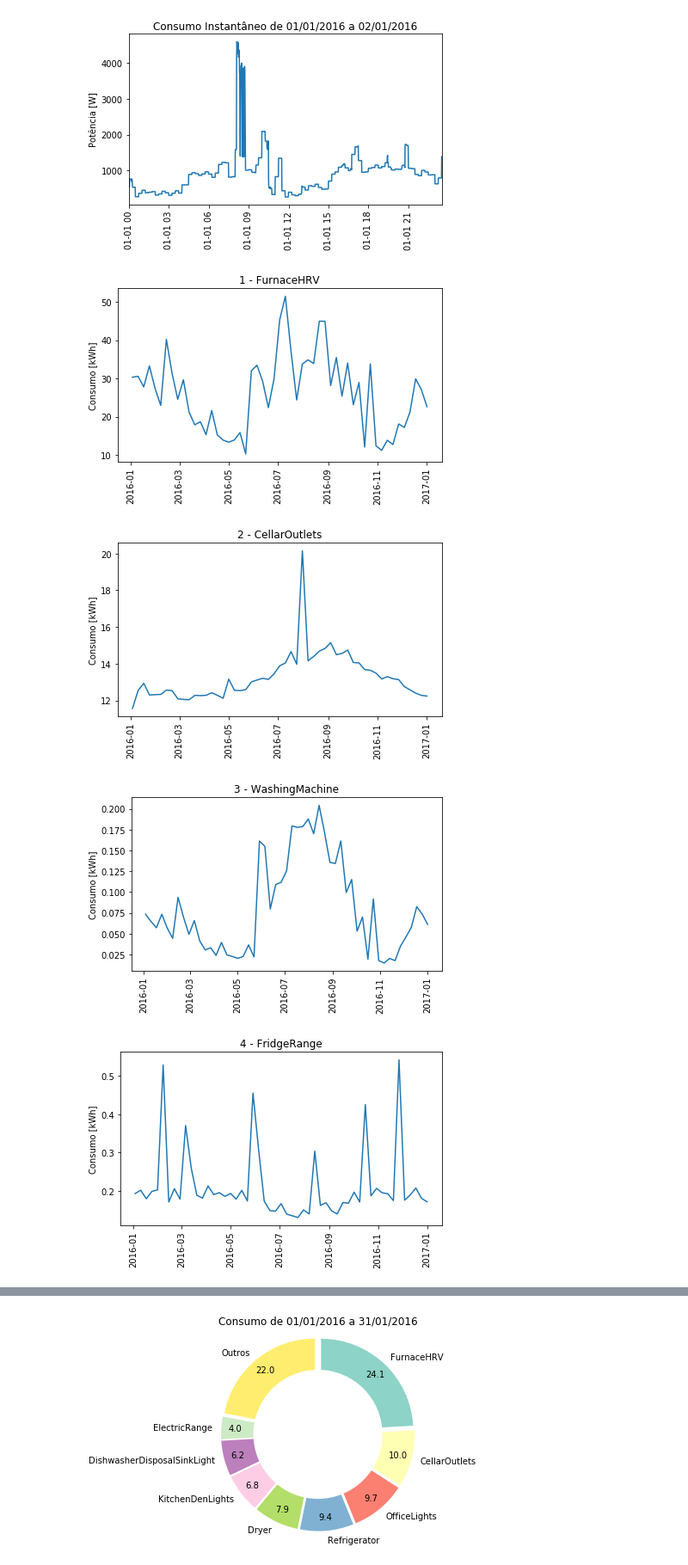
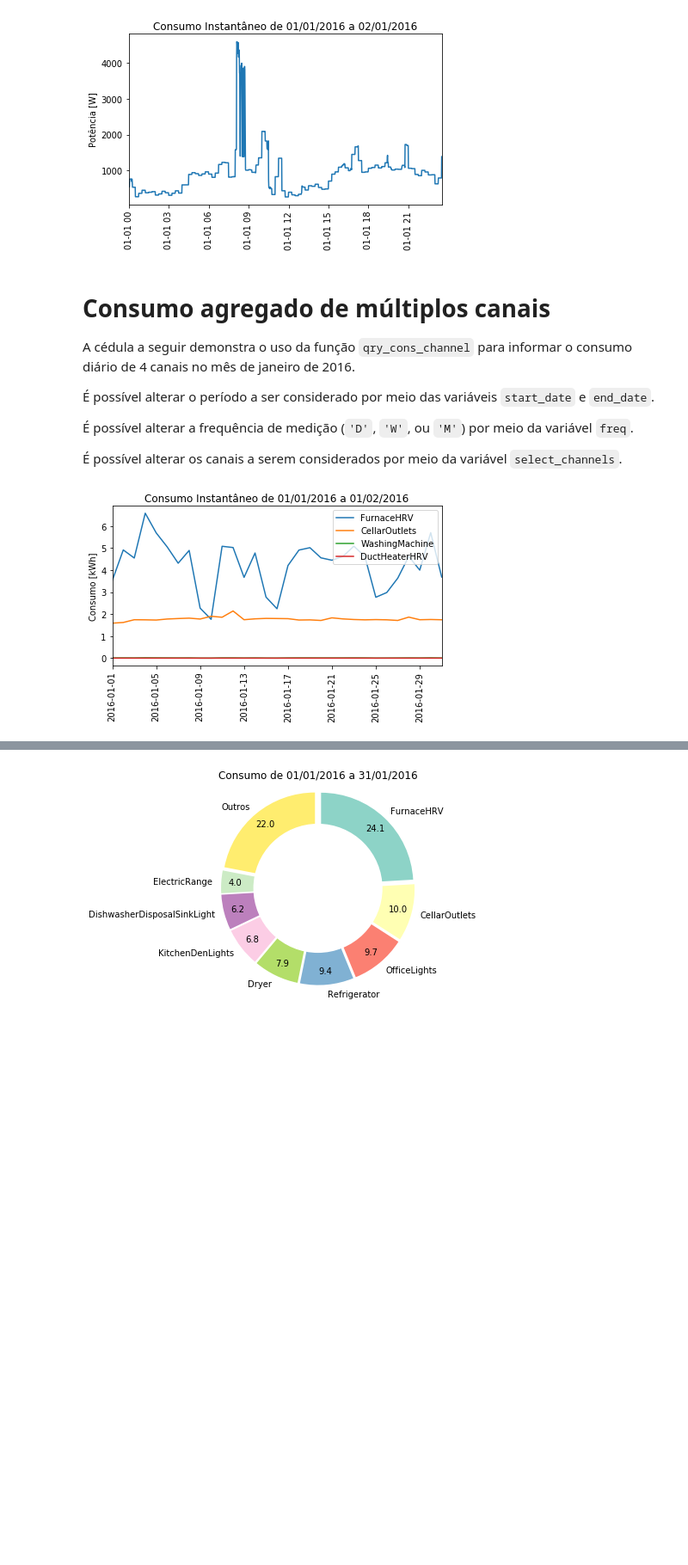
Before and after one commit to tiagoyukio12/TCC-2019, a Jupyter notebook: info_vis.ipynb, the cells around one changed output, grey strips where cells are left out. Shown at 86% size. Cells and saved outputs as stored; diff of their text form; code cells hidden in the pictures; blank space fills up the shorter version.

Commit message:
Find total daily/weekly/monthly consumption

```diff
--- a/info_vis.ipynb
+++ b/info_vis.ipynb
@@ -80,7 +75,7 @@ A cédula a seguir o uso da função `qry_pot_channel` para informar o consumo d
 É possível alterar os canais a serem considerados por meio da variável `select_channels`.
 # %%
 def qry_pot_channel(i_channel, start, end):
-    """Runs a query for the potency consumption in a channel in the specified period.
+    """Runs a query for the potency [W] consumption in a channel in the specified period.
 
     Args:
         i_channel(int): index of the channel.
@@ -122,7 +117,7 @@ plt.xticks(rotation=90)
 plt.title('Consumo Instantâneo de {} a {}'.format(start_date.strftime("%d/%m/%Y"), end_date.strftime("%d/%m/%Y")))
 plt.legend()
 plt.margins(x=0)
-plt.savefig('plot/visualizacao/multiple_channels.png')
+plt.savefig('plot/visualizacao/mult_pot.png')
 plt.show()
 # %% [output]
 [figure]
@@ -134,7 +129,7 @@ A cédula a seguir o uso da função `qry_pot_aggr` para informar o consumo tota
 É possível alterar o período a ser considerado por meio das variáveis `start_date` e `end_date`.
 # %%
 def qry_pot_aggr(start, end, frequency):
-    """Runs a query for the aggregated consumption in all channels in the specified period.
+    """Runs a query for the aggregated power [W] consumption in all channels in the specified period.
 
     Args:
         start (str): start of the period as "YYYY-MM-DD hh:mm:ss".
@@ -184,13 +179,23 @@ plt.ylabel('Potência [W]')
 plt.xticks(rotation=90)
 plt.title('Consumo Instantâneo de {} a {}'.format(start_date.strftime("%d/%m/%Y"), end_date.strftime("%d/%m/%Y")))
 plt.margins(x=0)
-plt.savefig('plot/visualizacao/total.png')
+plt.savefig('plot/visualizacao/total_pot.png')
 plt.show()
 # %% [output]
 [figure]
+# %% [markdown]
+# Consumo agregado de múltiplos canais
+
+A cédula a seguir demonstra o uso da função `qry_cons_channel` para informar o consumo diário de 4 canais no mês de janeiro de 2016.
+
+É possível alterar o período a ser considerado por meio das variáveis `start_date` e `end_date`.
+
+É possível alterar a frequência de medição (`'D'`, `'W'`, ou `'M'`) por meio da variável `freq`.
+
+É possível alterar os canais a serem considerados por meio da variável `select_channels`.
 # %%
-def qry_total_cons_channel(i_channel, start, end, frequency):
-    """Runs a query for the total consumption in a channel in the specified period.
+def qry_cons_channel(i_channel, start, end, frequency):
+    """Runs a query for the daily/weekly/monthly consumption [kWh] in a channel in the specified period.
 
     Args:
         i_channel (int): index of the channel.
@@ -210,46 +215,50 @@ def qry_total_cons_channel(i_channel, start, end, frequency):
     ch_period = ch.loc[mask]
 
     # Find mean consumption by day, week, or month
     cons = ch_period.copy()
     cons = cons.set_index('t')
     cons = cons.groupby(pd.Grouper(freq=frequency)).mean().dropna(how='all')
     cons = cons.reset_index()
     cons = pd.concat([cons.t, cons.pot], axis=1)
     cons.columns = ['t', 'energy']
 
     # Remove days without consumption data
     cons = cons[~cons.energy.isna()]
 
     # Convert to kWh
     period_hours = 24
     if frequency == 'W':
         period_hours *= 7
     if frequency == 'M':
         period_hours *= 30
     cons.energy = cons.energy * period_hours / 1e3
 
     # Return query as csv string
     return cons.to_csv()
 
 
 # Plot daily consumption for each channel for all period available
-day_cons = []
+start_date = pd.to_datetime('2016-01-01')
+end_date = pd.to_datetime('2016-02-01')
+freq = 'D'
+select_channels = [0, 1, 2, 10]
 
-for i in range(len(channels)):
-    query = qry_total_cons_channel(i, '2016-01-01', '2016-12-31', 'W')
+for i in select_channels:
+    query = qry_cons_channel(i, start_date, end_date, frequency=freq)
 
-    cons = pd.read_csv(StringIO(query), delimiter=',', header=0, usecols=[1, 2])
-    cons.t = pd.to_datetime(cons.t)
+    # Convert query string to pandas.DataFrame
+    ch = pd.read_csv(StringIO(query), delimiter=',', header=0, usecols=[1, 2])
+    ch.t = pd.to_datetime(ch.t)
 
-    day_cons.append(cons)
-    plt.plot(cons.t, cons.energy)
-    plt.title(str(i + 1) + " - " + labels.iloc[i]['name'])
-    plt.ylabel('Consumo [kWh]')
-    plt.xticks(rotation=90)
-    plt.savefig('plot/qry_total_cons_channel/channel_{}.png'.format(i + 1))
-    plt.show()
+    # Plot query results
+    plt.plot(ch.t, ch.energy, label=labels.iloc[i]['name'])
+
+plt.ylabel('Consumo [kWh]')
+plt.xticks(rotation=90)
+plt.title('Consumo Instantâneo de {} a {}'.format(start_date.strftime("%d/%m/%Y"), end_date.strftime("%d/%m/%Y")))
+plt.legend(loc='upper right')
+plt.margins(x=0)
+plt.savefig('plot/visualizacao/mult_cons.png')
+plt.show()
 # %% [output]
-[figure, old version]
+[figure, new version]
-[figure, removed]
-[figure, removed]
-[figure, removed]
```
Also changed, not shown: parts of 8 cells of this notebook.
